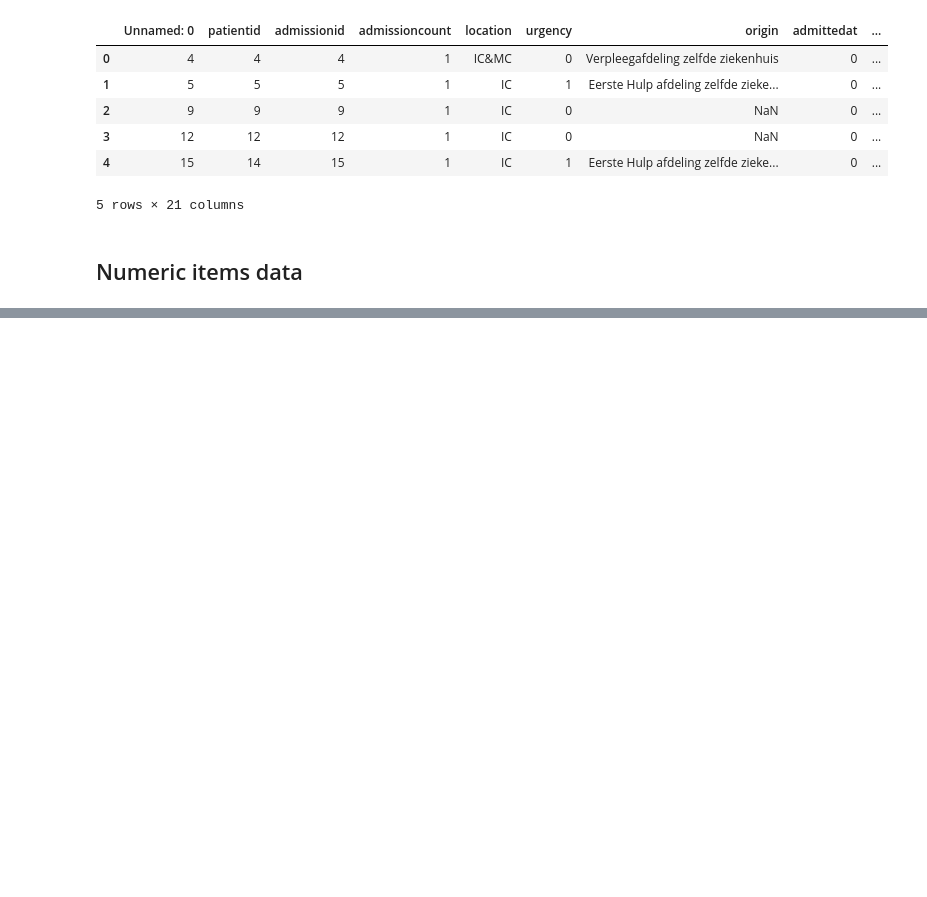
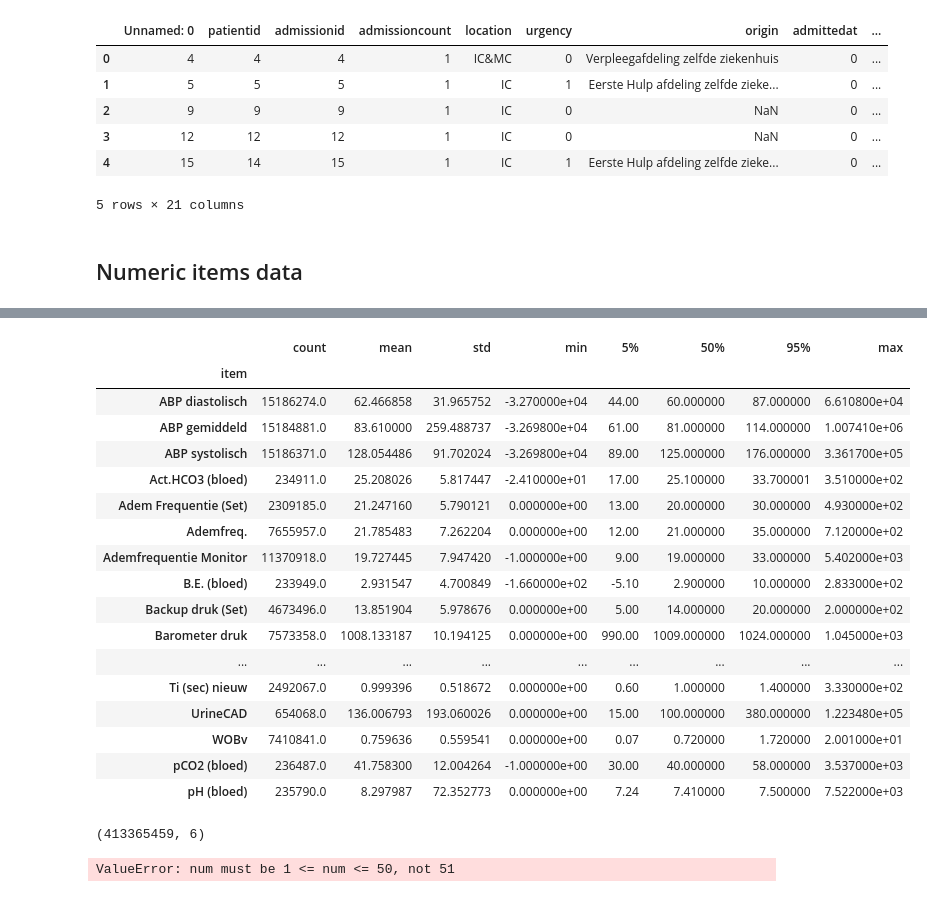
Before and after one commit to jacobdeasy/icu-learning, a Jupyter notebook: amsterdamumcdb/numericitems.ipynb, the cells around one changed output, grey strips where cells are left out. Saved outputs shown, nothing was run; the diff lists cells and outputs as text; code cells hidden in the pictures; blank space fills up the shorter version.

```diff
--- a/amsterdamumcdb/numericitems.ipynb
+++ b/amsterdamumcdb/numericitems.ipynb
@@ -57,0 +55,4 @@ drg["ordercategoryid"].hist(bins=100)
+# %%
+num = pd.read_csv(os.path.join(save_path, "numericitems.csv"))
+print(num.shape)
+num.head()
@@ -57,0 +61,4 @@ drg["ordercategoryid"].hist(bins=100)
+# %%
+# Keep 100 most frequent items in listitems
+num = num.loc[num["item"].isin(num["item"].value_counts().index.to_list()[:100])]
+print(num.shape)
@@ -57,0 +87,22 @@ drg["ordercategoryid"].hist(bins=100)
+# %%
+stats = num.groupby("item")["value"].describe(percentiles=[0.05, 0.5, 0.95])
+stats
+# %% [output]
+|  | count | mean | std | min | 5% | 50% | 95% | max |
+| item |  |  |  |  |  |  |  |  |
+| ABP diastolisch | 15186274.0 | 62.466858 | 31.965752 | -3.270000e+04 | 44.00 | 60.000000 | 87.000000 | 6.610800e+04 |
+| ABP gemiddeld | 15184881.0 | 83.610000 | 259.488737 | -3.269800e+04 | 61.00 | 81.000000 | 114.000000 | 1.007410e+06 |
+| ABP systolisch | 15186371.0 | 128.054486 | 91.702024 | -3.269800e+04 | 89.00 | 125.000000 | 176.000000 | 3.361700e+05 |
+| Act.HCO3 (bloed) | 234911.0 | 25.208026 | 5.817447 | -2.410000e+01 | 17.00 | 25.100000 | 33.700001 | 3.510000e+02 |
+| Adem Frequentie (Set) | 2309185.0 | 21.247160 | 5.790121 | 0.000000e+00 | 13.00 | 20.000000 | 30.000000 | 4.930000e+02 |
+| Ademfreq. | 7655957.0 | 21.785483 | 7.262204 | 0.000000e+00 | 12.00 | 21.000000 | 35.000000 | 7.120000e+02 |
+| Ademfrequentie Monitor | 11370918.0 | 19.727445 | 7.947420 | -1.000000e+00 | 9.00 | 19.000000 | 33.000000 | 5.402000e+03 |
+| B.E. (bloed) | 233949.0 | 2.931547 | 4.700849 | -1.660000e+02 | -5.10 | 2.900000 | 10.000000 | 2.833000e+02 |
+| Backup druk (Set) | 4673496.0 | 13.851904 | 5.978676 | 0.000000e+00 | 5.00 | 14.000000 | 20.000000 | 2.000000e+02 |
+| Barometer druk | 7573358.0 | 1008.133187 | 10.194125 | 0.000000e+00 | 990.00 | 1009.000000 | 1024.000000 | 1.045000e+03 |
+| ... | ... | ... | ... | ... | ... | ... | ... | ... |
+| Ti (sec) nieuw | 2492067.0 | 0.999396 | 0.518672 | 0.000000e+00 | 0.60 | 1.000000 | 1.400000 | 3.330000e+02 |
+| UrineCAD | 654068.0 | 136.006793 | 193.060026 | 0.000000e+00 | 15.00 | 100.000000 | 380.000000 | 1.223480e+05 |
+| WOBv | 7410841.0 | 0.759636 | 0.559541 | 0.000000e+00 | 0.07 | 0.720000 | 1.720000 | 2.001000e+01 |
+| pCO2 (bloed) | 236487.0 | 41.758300 | 12.004264 | -1.000000e+00 | 30.00 | 40.000000 | 58.000000 | 3.537000e+03 |
+| pH (bloed) | 235790.0 | 8.297987 | 72.352773 | 0.000000e+00 | 7.24 | 7.410000 | 7.500000 | 7.522000e+03 |
@@ -57,0 +112,12 @@ drg["ordercategoryid"].hist(bins=100)
+# %%
+num.shape
+# %% [output]
+(413365459, 6)
+# %%
+plt.figure(figsize=(20, 80))
+for i, item in enumerate(sorted(num["item"].unique())):
+    plt.subplot(20, 5, 1+i)
+    num["value"][num["item"] == item].hist(bins=100)
+    plt.title(item)
+# %% [output]
+ValueError: num must be 1 <= num <= 50, not 51
```
Also changed, not shown: parts of 8 cells of this notebook, 1 other file.
